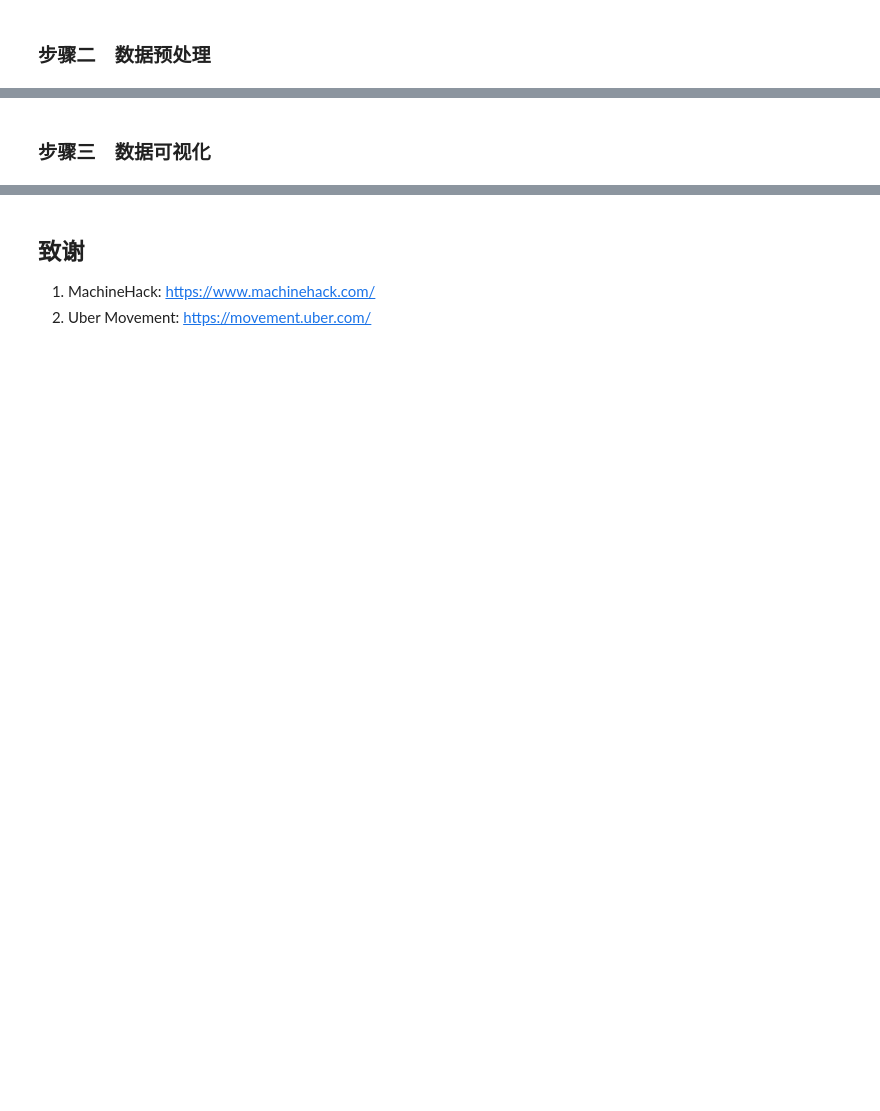
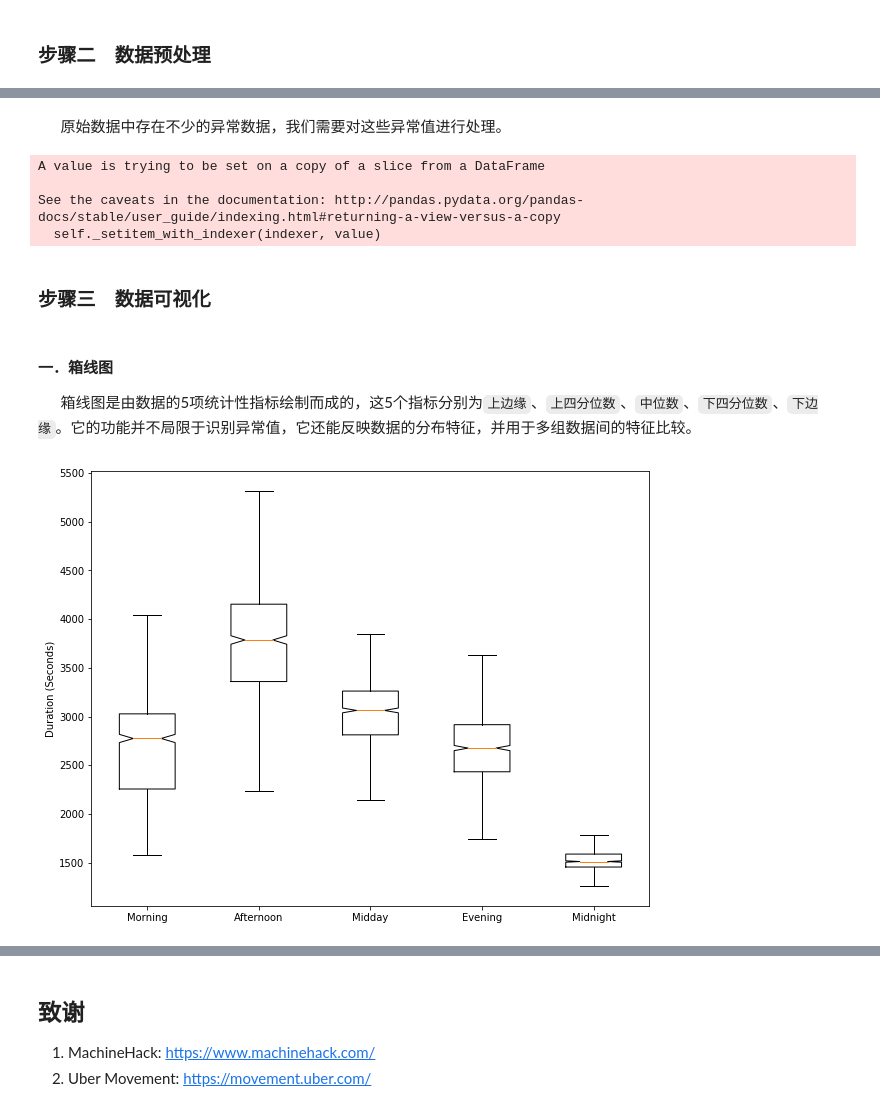
Before and after one commit to Dragon1573/Python-Analysis, a Jupyter notebook: Analysis.ipynb, the cells around one changed output, grey strips where cells are left out. Drawn from its saved outputs; the diff is of its cells as text; code cells hidden in the pictures; blank space fills up the shorter version.

Commit message:
（项目完结）完成所有分析任务及其相关报告
2020年的第1天，完成一个大（伪）项目，还是挺应景的。希望接下来的3天内（1月3日止）能赶快写完另一个项目吧，欢迎大家前往 Dragon1573/Big-Data-Design 查看。
本项目将在本次提交不久后归档，祝大家2020新年快乐～

```diff
--- a/Analysis.ipynb
+++ b/Analysis.ipynb
@@ -77,0 +113,10 @@ for column in table.columns:
+# %%
+# 提取需要研究的列
+table = table[[
+    'AM Mean Travel Time (Seconds)',
+    'PM Mean Travel Time (Seconds)',
+    'Midday Mean Travel Time (Seconds)',
+    'Evening Mean Travel Time (Seconds)',
+    'Early Morning Mean Travel Time (Seconds)'
+]]
+table.columns = ['Morning', 'Afternoon', 'Midday', 'Evening', 'Midnight']
@@ -79,5 +126,3 @@ for column in table.columns:
 # 转换为时刻索引和时段列
 table.index = pandas.to_datetime(table.index)
 table.sort_index(inplace=True)
-for column in table.columns:
-    table[column] = pandas.to_timedelta(table[column], unit='S')
@@ -104,2 +133,43 @@ max                                      0 days 00:57:51
+# %%
+# 删除数据残缺行
+table.dropna(axis=0, how='any', inplace=True)
+# %% [markdown]
+&emsp;&emsp;原始数据中存在不少的异常数据，我们需要对这些异常值进行处理。
+# %%
+def outliersScaler(series: pandas.Series) -> pandas.Series:
+    '''
+    异常值清洗方法
+
+    @param series - 数据列
+    @return 数据列
+    '''
+    QL = series.quantile(0.25)
+    QU = series.quantile(0.75)
+    IQR = QU - QL
+    series.loc[series > (QU + 1.5 * IQR)] = QU
+    series.loc[series < (QL - 1.5 * IQR)] = QL
+    return series
+
+# 清洗异常值
+for column in table.columns:
+    table[column] = outliersScaler(table[column])
+# %% [output]
+A value is trying to be set on a copy of a slice from a DataFrame
+
+See the caveats in the documentation: http://pandas.pydata.org/pandas-docs/stable/user_guide/indexing.html#returning-a-view-versus-a-copy
+  self._setitem_with_indexer(indexer, value)
 # %% [markdown]
 ### 步骤三　数据可视化
+# %% [markdown]
+#### 一．箱线图
+
+&emsp;&emsp;箱线图是由数据的5项统计性指标绘制而成的，这5个指标分别为`上边缘`、`上四分位数`、`中位数`、`下四分位数`、`下边缘`。它的功能并不局限于识别异常值，它还能反映数据的分布特征，并用于多组数据间的特征比较。
+# %%
+%matplotlib inline
+pyplot.figure(figsize=(10, 8))
+pyplot.boxplot(table.to_numpy(), notch=True, labels=table.columns, meanline=True)
+pyplot.ylabel('Duration (Seconds)')
+pyplot.savefig('imgs/Boxplot.svg')
+pyplot.show()
+# %% [output]
+[figure, added]
```
Also changed, not shown: parts of 21 cells of this notebook, 9 other files.
